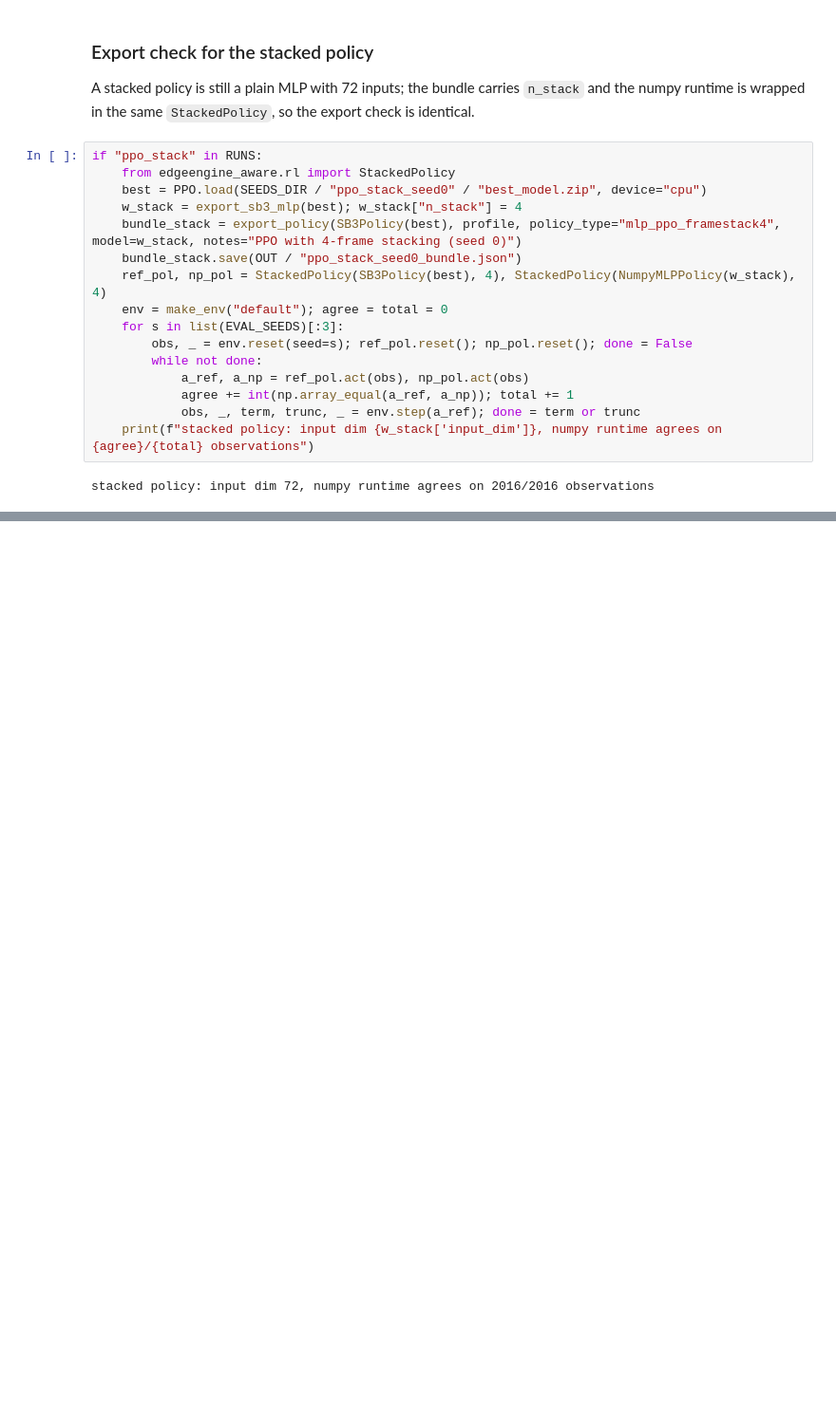
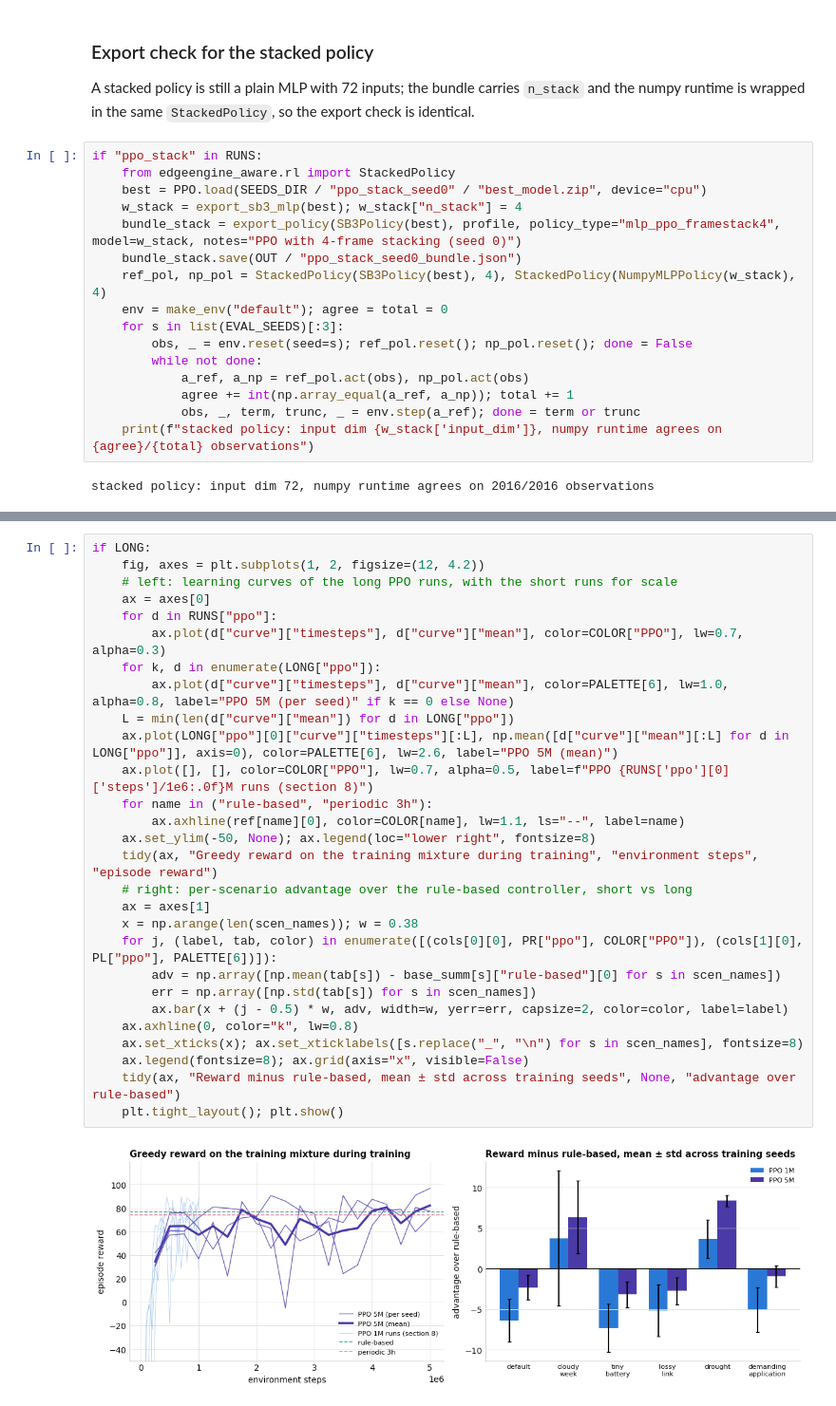
Before and after one commit to measurify/EdgeEngine-AWARE, a Jupyter notebook: examples/train_rl.ipynb, the cells around one changed output, grey strips where cells are left out. Shown at 95% size. Saved outputs shown, nothing was run; the diff lists cells and outputs as text; blank space fills up the shorter version.

```diff
--- a/examples/train_rl.ipynb
+++ b/examples/train_rl.ipynb
@@ -784 +832,31 @@ stacked policy: input dim 72, numpy runtime agrees on 2016/2016 observations
+# %%
+if LONG:
+    fig, axes = plt.subplots(1, 2, figsize=(12, 4.2))
+    # left: learning curves of the long PPO runs, with the short runs for scale
+    ax = axes[0]
+    for d in RUNS["ppo"]:
+        ax.plot(d["curve"]["timesteps"], d["curve"]["mean"], color=COLOR["PPO"], lw=0.7, alpha=0.3)
+    for k, d in enumerate(LONG["ppo"]):
+        ax.plot(d["curve"]["timesteps"], d["curve"]["mean"], color=PALETTE[6], lw=1.0, alpha=0.8, label="PPO 5M (per seed)" if k == 0 else None)
+    L = min(len(d["curve"]["mean"]) for d in LONG["ppo"])
+    ax.plot(LONG["ppo"][0]["curve"]["timesteps"][:L], np.mean([d["curve"]["mean"][:L] for d in LONG["ppo"]], axis=0), color=PALETTE[6], lw=2.6, label="PPO 5M (mean)")
+    ax.plot([], [], color=COLOR["PPO"], lw=0.7, alpha=0.5, label=f"PPO {RUNS['ppo'][0]['steps']/1e6:.0f}M runs (section 8)")
+    for name in ("rule-based", "periodic 3h"):
+        ax.axhline(ref[name][0], color=COLOR[name], lw=1.1, ls="--", label=name)
+    ax.set_ylim(-50, None); ax.legend(loc="lower right", fontsize=8)
+    tidy(ax, "Greedy reward on the training mixture during training", "environment steps", "episode reward")
+    # right: per-scenario advantage over the rule-based controller, short vs long
+    ax = axes[1]
+    x = np.arange(len(scen_names)); w = 0.38
+    for j, (label, tab, color) in enumerate([(cols[0][0], PR["ppo"], COLOR["PPO"]), (cols[1][0], PL["ppo"], PALETTE[6])]):
+        adv = np.array([np.mean(tab[s]) - base_summ[s]["rule-based"][0] for s in scen_names])
+        err = np.array([np.std(tab[s]) for s in scen_names])
+        ax.bar(x + (j - 0.5) * w, adv, width=w, yerr=err, capsize=2, color=color, label=label)
+    ax.axhline(0, color="k", lw=0.8)
+    ax.set_xticks(x); ax.set_xticklabels([s.replace("_", "\n") for s in scen_names], fontsize=8)
+    ax.legend(fontsize=8); ax.grid(axis="x", visible=False)
+    tidy(ax, "Reward minus rule-based, mean ± std across training seeds", None, "advantage over rule-based")
+    plt.tight_layout(); plt.show()
+# %% [output]
+[figure, added]
 # %% [markdown]
```
Also changed, not shown: parts of 7 cells of this notebook, 6 other files.
